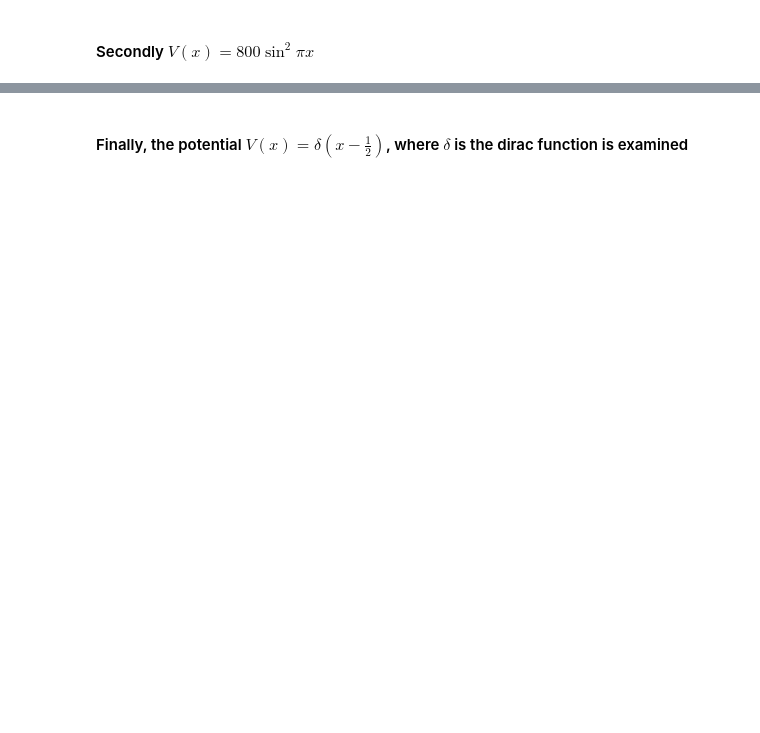
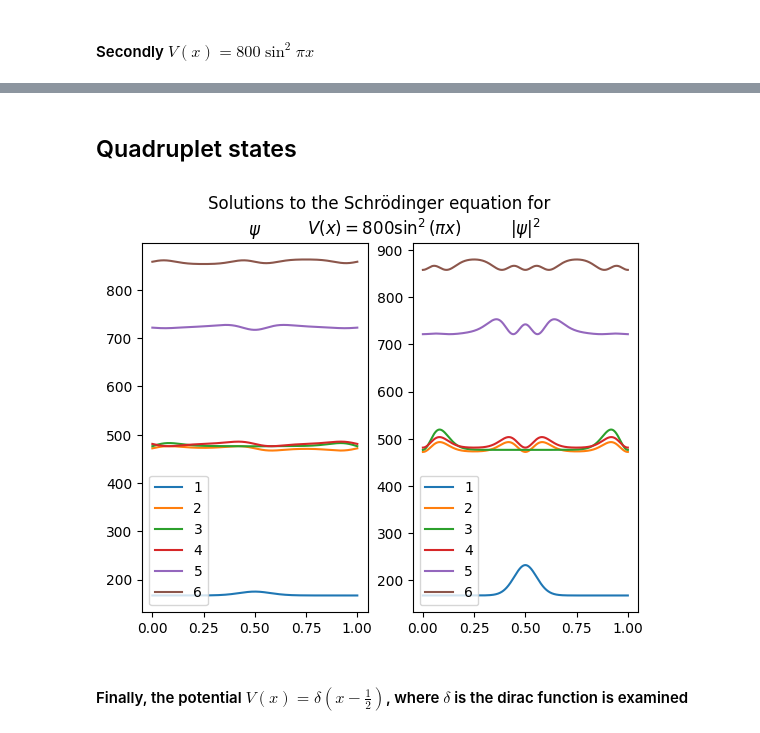
Before and after one commit to william-lundgren/FilipNumMums, a Jupyter notebook: Project2Copy.ipynb, the cells around one changed output, grey strips where cells are left out. Drawn from its saved outputs; the diff is of its cells as text; code cells hidden in the pictures; blank space fills up the shorter version.

Commit message:
Quadruplet states

```diff
--- a/Project2Copy.ipynb
+++ b/Project2Copy.ipynb
@@ -525,3 +567,33 @@ prob1.title.set_text(r'$|\psi|^2$')
+# %% [markdown]
+## Quadruplet states
+# %%
+def V3(x):
+    return 800*(np.sin(2*np.pi*x))**2
+
+grid, vec1, val1 = SE_solver(V3, 0, 1, 1000, 6)
+# %%
+fig1, (psi1, prob1) = plt.subplots(1, 2)
+fig1.suptitle('Solutions to the Schrödinger equation for \n '+r'$V(x)=800\sin^2(\pi x)$')
+for k in range(6):
+    vec0 = vec1[:,k]
+    vec0 = np.concatenate(([0], vec0))
+    vec0 = np.concatenate((vec0, [0]))
+
+    N = 3/np.sqrt((1/1001)*sum(abs(vec0)**2))
+    vec0 = N*vec0
+
+    prob0 = abs(vec0)**2
+
+    vec0 = vec0 - val1[k]
+    prob0 = prob0 - val1[k]
+    psi1.plot(grid, vec0, label=k+1)
+    prob1.plot(grid, prob0, label=k+1)
+psi1.legend()
+psi1.title.set_text(r'$\psi$')
+prob1.legend()
+prob1.title.set_text(r'$|\psi|^2$')
+# %% [output]
+[figure, added]
 # %% [markdown]
 #### Finally, the potential $V(x)=\delta(x-\frac{1}{2})$, where $\delta$ is the dirac function is examined
 # %%
```
Also changed, not shown: parts of 16 cells of this notebook.
